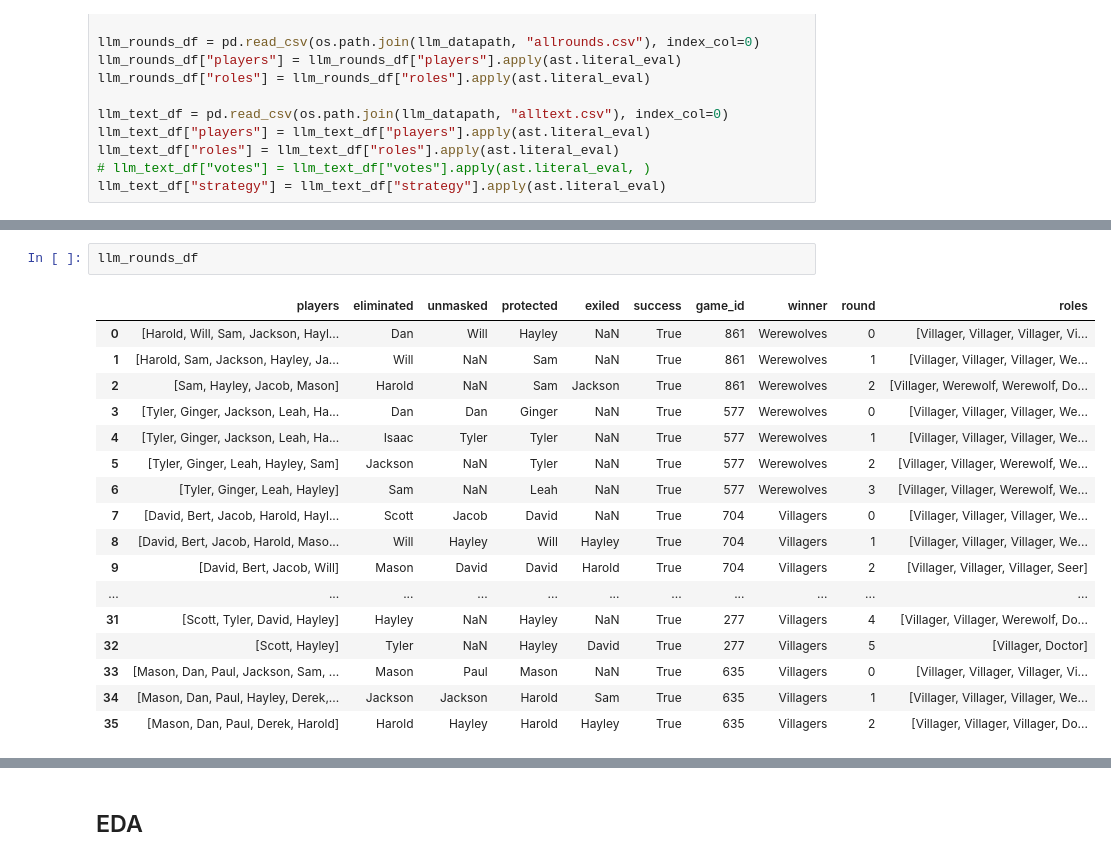
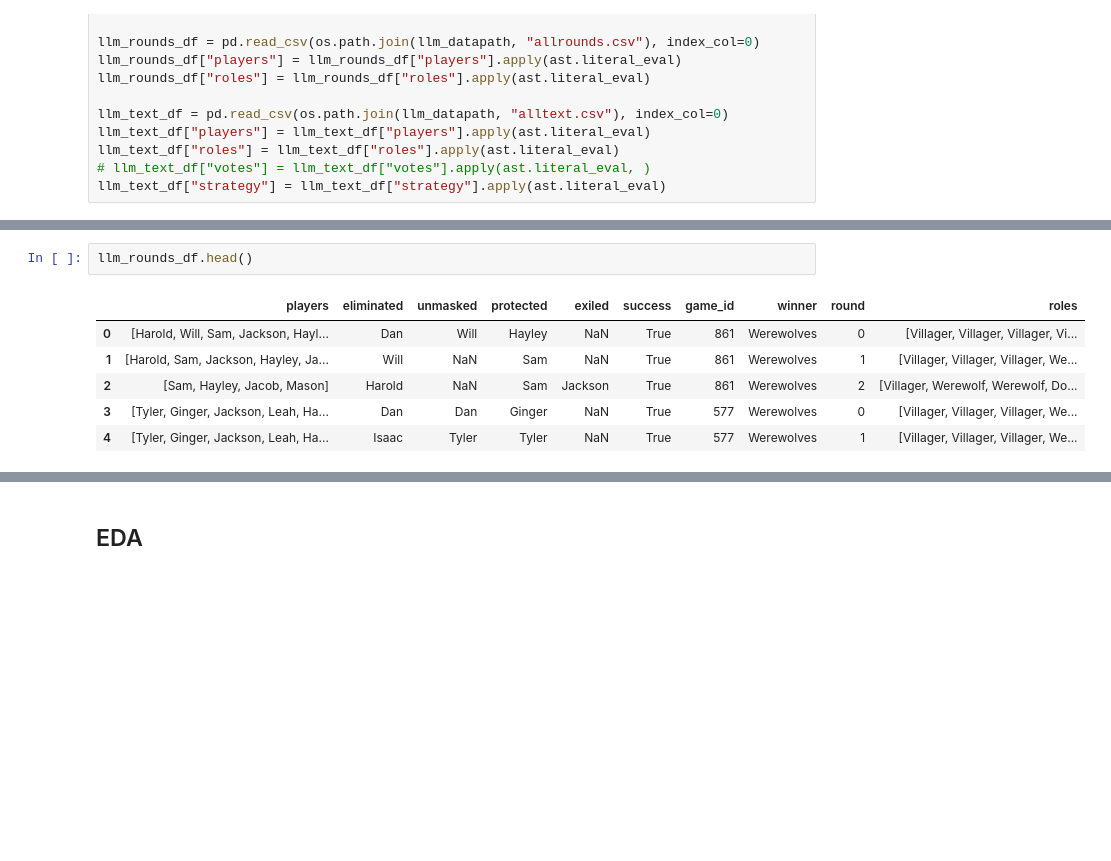
Before and after one commit to CUBoulder-DS/CSCI-5423-Final, a Jupyter notebook: Notebooks/EDA_Comparison.ipynb, the cells around one changed output, grey strips where cells are left out. Cells and saved outputs as stored; diff of their text form; blank space fills up the shorter version.

```diff
--- a/Notebooks/EDA_Comparison.ipynb
+++ b/Notebooks/EDA_Comparison.ipynb
@@ -62,21 +99,10 @@ hum_rounds_df
 # %%
-llm_rounds_df
+llm_rounds_df.head()
 # %% [output]
 |  | players | eliminated | unmasked | protected | exiled | success | game_id | winner | round | roles |
 | 0 | [Harold, Will, Sam, Jackson, Hayl... | Dan | Will | Hayley | NaN | True | 861 | Werewolves | 0 | [Villager, Villager, Villager, Vi... |
 | 1 | [Harold, Sam, Jackson, Hayley, Ja... | Will | NaN | Sam | NaN | True | 861 | Werewolves | 1 | [Villager, Villager, Villager, We... |
 | 2 | [Sam, Hayley, Jacob, Mason] | Harold | NaN | Sam | Jackson | True | 861 | Werewolves | 2 | [Villager, Werewolf, Werewolf, Do... |
 | 3 | [Tyler, Ginger, Jackson, Leah, Ha... | Dan | Dan | Ginger | NaN | True | 577 | Werewolves | 0 | [Villager, Villager, Villager, We... |
 | 4 | [Tyler, Ginger, Jackson, Leah, Ha... | Isaac | Tyler | Tyler | NaN | True | 577 | Werewolves | 1 | [Villager, Villager, Villager, We... |
-| 5 | [Tyler, Ginger, Leah, Hayley, Sam] | Jackson | NaN | Tyler | NaN | True | 577 | Werewolves | 2 | [Villager, Villager, Werewolf, We... |
-| 6 | [Tyler, Ginger, Leah, Hayley] | Sam | NaN | Leah | NaN | True | 577 | Werewolves | 3 | [Villager, Villager, Werewolf, We... |
-| 7 | [David, Bert, Jacob, Harold, Hayl... | Scott | Jacob | David | NaN | True | 704 | Villagers | 0 | [Villager, Villager, Villager, We... |
-| 8 | [David, Bert, Jacob, Harold, Maso... | Will | Hayley | Will | Hayley | True | 704 | Villagers | 1 | [Villager, Villager, Villager, We... |
-| 9 | [David, Bert, Jacob, Will] | Mason | David | David | Harold | True | 704 | Villagers | 2 | [Villager, Villager, Villager, Seer] |
-| ... | ... | ... | ... | ... | ... | ... | ... | ... | ... | ... |
-| 31 | [Scott, Tyler, David, Hayley] | Hayley | NaN | Hayley | NaN | True | 277 | Villagers | 4 | [Villager, Villager, Werewolf, Do... |
-| 32 | [Scott, Hayley] | Tyler | NaN | Hayley | David | True | 277 | Villagers | 5 | [Villager, Doctor] |
-| 33 | [Mason, Dan, Paul, Jackson, Sam, ... | Mason | Paul | Mason | NaN | True | 635 | Villagers | 0 | [Villager, Villager, Villager, Vi... |
-| 34 | [Mason, Dan, Paul, Hayley, Derek,... | Jackson | Jackson | Harold | Sam | True | 635 | Villagers | 1 | [Villager, Villager, Villager, We... |
-| 35 | [Mason, Dan, Paul, Derek, Harold] | Harold | Hayley | Harold | Hayley | True | 635 | Villagers | 2 | [Villager, Villager, Villager, Do... |
 # %%
```
Also changed, not shown: parts of 11 cells of this notebook, 8 other files.
